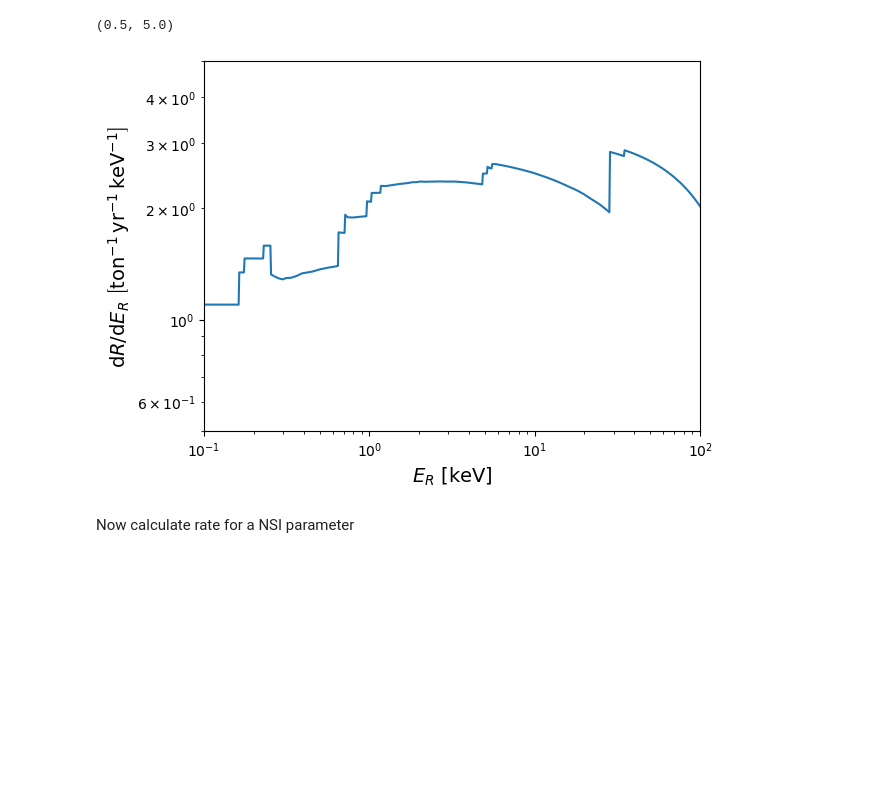
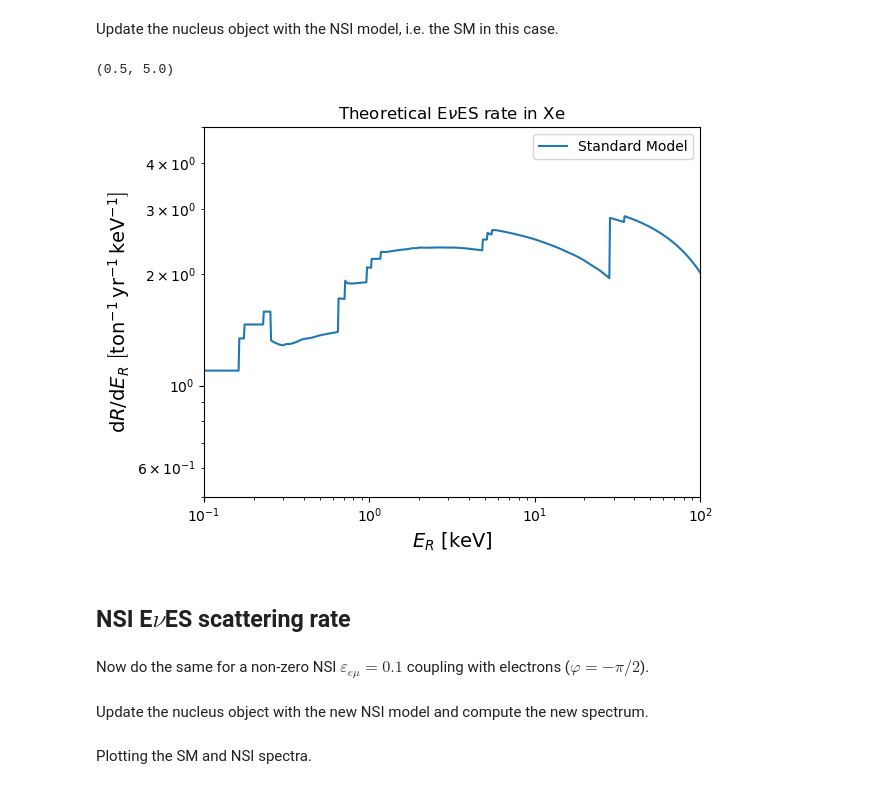
Before and after one commit to dwpamaral/SNuDD, a Jupyter notebook: notebooks/EVES_rate.ipynb, the cells around one changed output. Drawn from its saved outputs; the diff is of its cells as text; code cells hidden in the pictures; blank space fills up the shorter version.

```diff
--- a/notebooks/EVES_rate.ipynb
+++ b/notebooks/EVES_rate.ipynb
@@ -17,12 +23,14 @@ Xe_nucleus = Nucleus(54, 132, mass=131.9041535 * config.u) # only do one isotope
 # %%
 SM_matrix = np.array([[0, 0, 0],
-                       [0, 0.0, 0],
-                       [0, 0, 0.0]])
+                      [0, 0, 0],
+                      [0, 0, 0]])
 
 SM_eta = 0
 SM_phi = 0
 
 sm_model = GeneralNSI(SM_matrix, SM_eta, SM_phi)
+# %% [markdown]
+Update the nucleus object with the NSI model, i.e. the SM in this case.
 # %%
 Xe_electron = Electron(Xe_nucleus, binding_xe, rrpa_scaling)
 Xe_electron.update_model(sm_model)
@@ -36,14 +42,18 @@ import matplotlib.pyplot as plt
 # %%
-plt.loglog(E_Rs*1e6, abs(sm_spec))
+plt.loglog(E_Rs*1e6, abs(sm_spec), label="Standard Model")
 
+plt.legend()
+plt.title(r"Theoretical E$\nu$ES rate in Xe")
 plt.ylabel(r'${\rm d}R/{\rm d}E_R\,\,\left[{\rm ton}^{-1}\,{\rm yr}^{-1}\,{\rm keV}^{-1}\right]$', size=14)
 plt.xlabel(r'$E_{R}\,\,\left[{\rm keV}\right]$', size=14)
 
 plt.xlim(xmin=1e-1, xmax=1e2)
 plt.ylim(ymax=5e0, ymin=5e-1)
 # %% [output]
 (0.5, 5.0)
-[figure, old version]
+[figure, new version]
+# %% [markdown]
+## NSI E$\nu$ES scattering rate
 # %% [markdown]
-Now calculate rate for a NSI parameter
+Now do the same for a non-zero NSI $\varepsilon_{e\mu}=0.1$ coupling with electrons ($\varphi=-\pi/2$).
 # %%
@@ -55,10 +65,14 @@ NSI_eta = 0.0
 NSI_phi = -np.pi/2
 
 NSI_model = GeneralNSI(NSI_matrix, NSI_eta, NSI_phi)
+# %% [markdown]
+Update the nucleus object with the new NSI model and compute the new spectrum.
 # %%
 Xe_electron = Electron(Xe_nucleus, binding_xe, rrpa_scaling)
 Xe_electron.update_model(NSI_model)
 Xe_electron.prepare_density()
 # %%
 NSI_spec = Xe_electron.spectrum(E_Rs)
+# %% [markdown]
+Plotting the SM and NSI spectra.
 # %%
```
Also changed, not shown: parts of 10 cells of this notebook, 4 other files.
